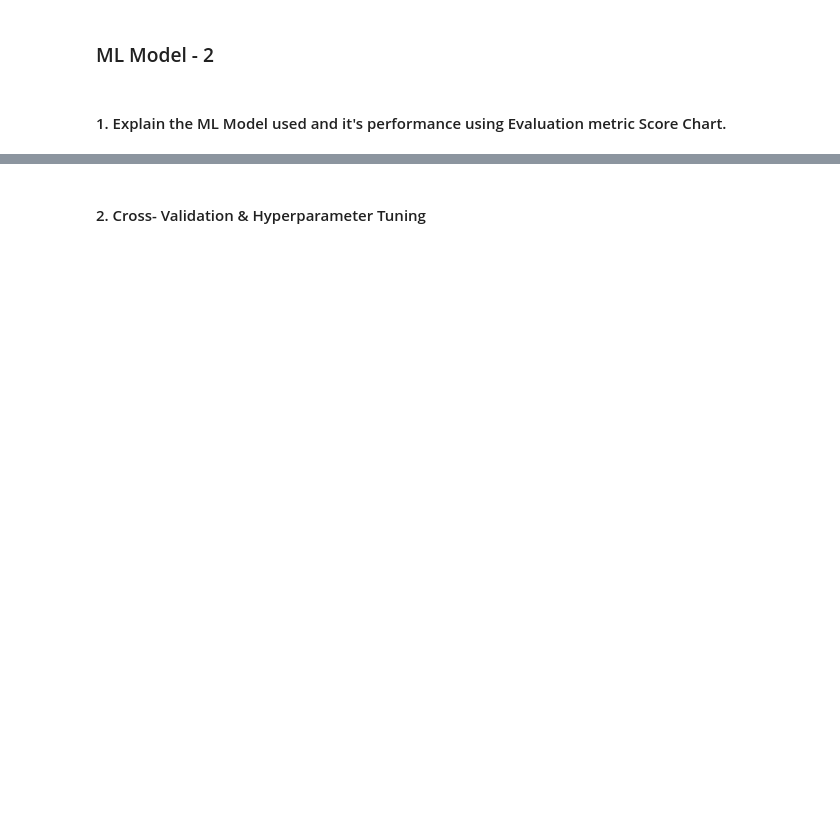
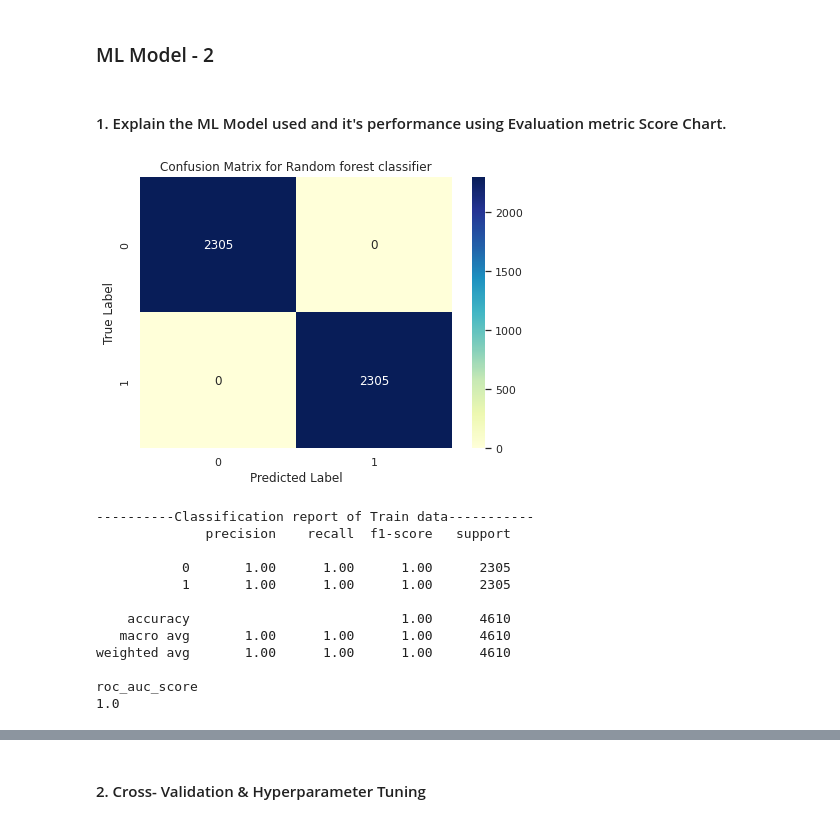
Before and after one commit to Krushikkk/Cardiovascular_Risk_Prediction, a Jupyter notebook: Cardiovascular_Risk_Prediction.ipynb, the cells around one changed output, grey strips where cells are left out. Drawn from its saved outputs; the diff is of its cells as text; code cells hidden in the pictures; blank space fills up the shorter version.

```diff
--- a/Cardiovascular_Risk_Prediction.ipynb
+++ b/Cardiovascular_Risk_Prediction.ipynb
@@ -158,3 +160,6 @@ Mounted at /content/drive
 # %%
-#Load Dataset
-df_original = pd.read_csv('/content/drive/MyDrive/Colab Notebooks/Almabetter Submission File Classification/data_cardiovascular_risk.csv')
+# Load Dataset
+df_original = pd.read_csv('/content/drive/MyDrive/Capstone Projects/Capstone Project 3/data_cardiovascular_risk.csv')
+
+# Copying data to preserve orignal file
+df = df_original.copy()
@@ -1421,5 +1421,15 @@ For testing dataset, the model achieved a precision of 92%, recall of 55%, and a
 The model showed a slight improvement in the training data but a slight deterioration in the test data.
 # %% [markdown]
 ### ML Model - 2
+# %%
+# ML Model - 3 Implementation
+rfc = RandomForestClassifier()
+
+# Fit the Algorithm
+rfc.fit(x_train, y_train)
+
+# Predict on the model
+y_pred_train = rfc.predict(x_train)
+y_pred_test = rfc.predict(x_test)
 # %% [markdown]
 #### 1. Explain the ML Model used and it's performance using Evaluation metric Score Chart.
@@ -1427,0 +1436,35 @@ The model showed a slight improvement in the training data but a slight deterior
+# %%
+# Visualizing evaluation Metric Score chart
+
+# Create confusion matrix
+cm = confusion_matrix(y_train, y_pred_train)
+
+# Plot the confusion matrix
+plt.figure(figsize=(7,5))
+sns.heatmap(cm, annot=True, fmt='d', cmap='YlGnBu')
+plt.xlabel('Predicted Label')
+plt.ylabel('True Label')
+plt.title('Confusion Matrix for Random forest classifier')
+plt.show()
+
+# Classification report
+print("\n"'----------Classification report of Train data-----------')
+print(classification_report(y_train, y_pred_train))
+
+# Calculate roc-auc score
+print("roc_auc_score")
+print(metrics.roc_auc_score(y_train, y_pred_train))
+# %% [output]
+[figure, added]
+----------Classification report of Train data-----------
+              precision    recall  f1-score   support
+
+           0       1.00      1.00      1.00      2305
+           1       1.00      1.00      1.00      2305
+
+    accuracy                           1.00      4610
+   macro avg       1.00      1.00      1.00      4610
+weighted avg       1.00      1.00      1.00      4610
+
+roc_auc_score
+1.0
```
Also changed, not shown: parts of 57 cells of this notebook.
